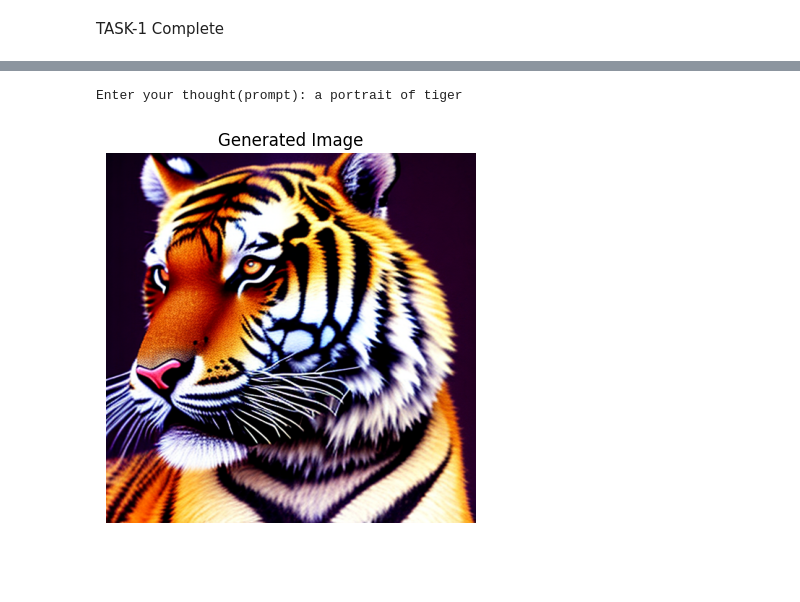
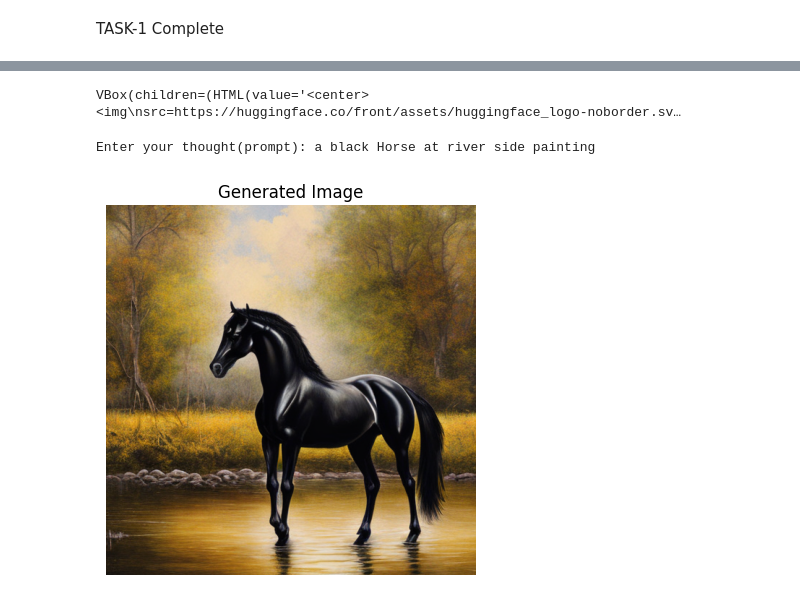
Before and after one commit to tirtthshah/text-to-image-pipeline, a Jupyter notebook: Task_1.ipynb, the cells around one changed output, grey strips where cells are left out. Saved outputs shown, nothing was run; the diff lists cells and outputs as text; code cells hidden in the pictures; blank space fills up the shorter version.

```diff
--- a/Task_1.ipynb
+++ b/Task_1.ipynb
@@ -28,3 +25,11 @@ login("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")
+# %%
+import os
+
+hf_token = os.environ.get("HF_TOKEN")
+from huggingface_hub import login
+login(hf_token)
+# %% [output]
+VBox(children=(HTML(value='<center> <img\nsrc=https://huggingface.co/front/assets/huggingface_logo-noborder.sv…
 # %%
 from diffusers import StableDiffusionPipeline
 import torch
@@ -46,11 +51,12 @@ pipe = pipe.to("cuda")
 
 def preprocess_text(text):
     text = text.lower()
-    text = re.sub(r'[^\w\s]', '', text)  # Remove punctuation
-    text = re.sub(r'\s+', ' ', text).strip()  # Normalize whitespace
+    text = re.sub(r'[^\w\s]', '', text)
+    text = re.sub(r'\s+', ' ', text).strip()
     return text
 
-clean_prompt = preprocess_text(raw_prompt)
+prompt = input("Enter your thought(prompt): ")
+clean_prompt = preprocess_text(prompt)
 
 
 
@@ -71,34 +77,34 @@ class Generator(nn.Module):
             nn.ReLU(True)
         )
         self.deconv = nn.Sequential(
             nn.ConvTranspose2d(feature_maps * 8, feature_maps * 4, 4, 2, 1),
             nn.BatchNorm2d(feature_maps * 4),
             nn.ReLU(True),
             nn.ConvTranspose2d(feature_maps * 4, feature_maps * 2, 4, 2, 1),
             nn.BatchNorm2d(feature_maps * 2),
             nn.ReLU(True),
             nn.ConvTranspose2d(feature_maps * 2, feature_maps, 4, 2, 1),
             nn.BatchNorm2d(feature_maps),
             nn.ReLU(True),
             nn.ConvTranspose2d(feature_maps, img_channels, 4, 2, 1),
             nn.Tanh()
         )
 
     def forward(self, embedding, noise):
         x = torch.cat((embedding, noise), dim=1)
         x = self.fc(x).view(-1, 512, 4, 4)
         return self.deconv(x)
 
-        fake_image = generator(embeddings)
+        # fake_image = generator(embeddings) # This line seems out of place
 
-prompt = input("Enter your thought(prompt): ")
+
 image = pipe(prompt).images[0]
 
 import matplotlib.pyplot as plt
 plt.imshow(image)
 plt.axis("off")
 plt.title("Generated Image")
 plt.show()
 # %% [output]
-Enter your thought(prompt): a portrait of tiger
+Enter your thought(prompt): a black Horse at river side painting
-[figure, old version]
+[figure, new version]
```
Also changed, not shown: parts of 2 cells of this notebook.
